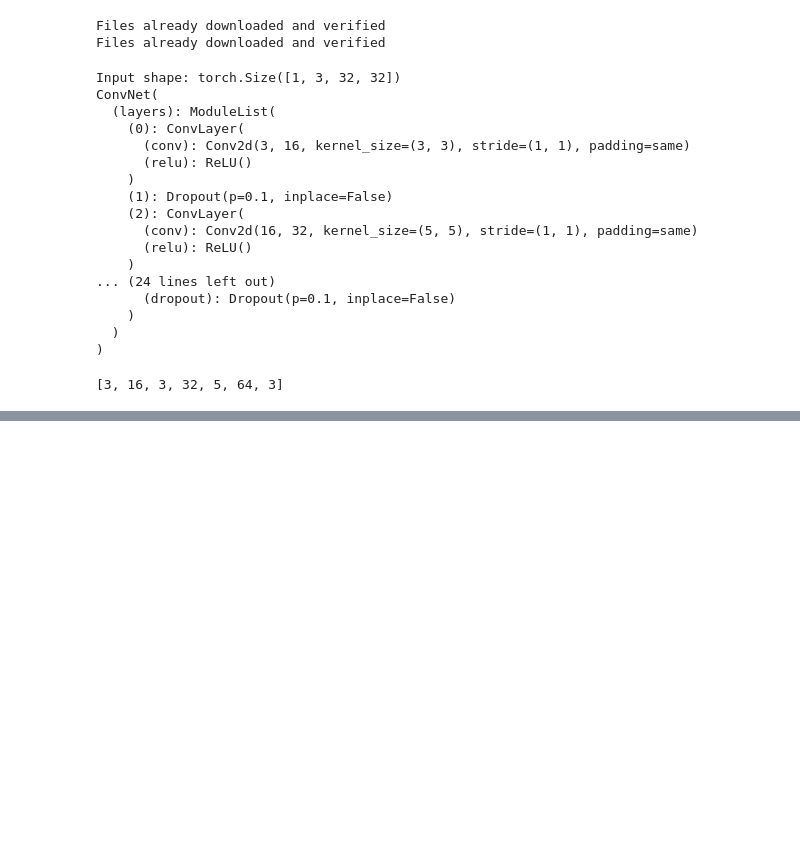
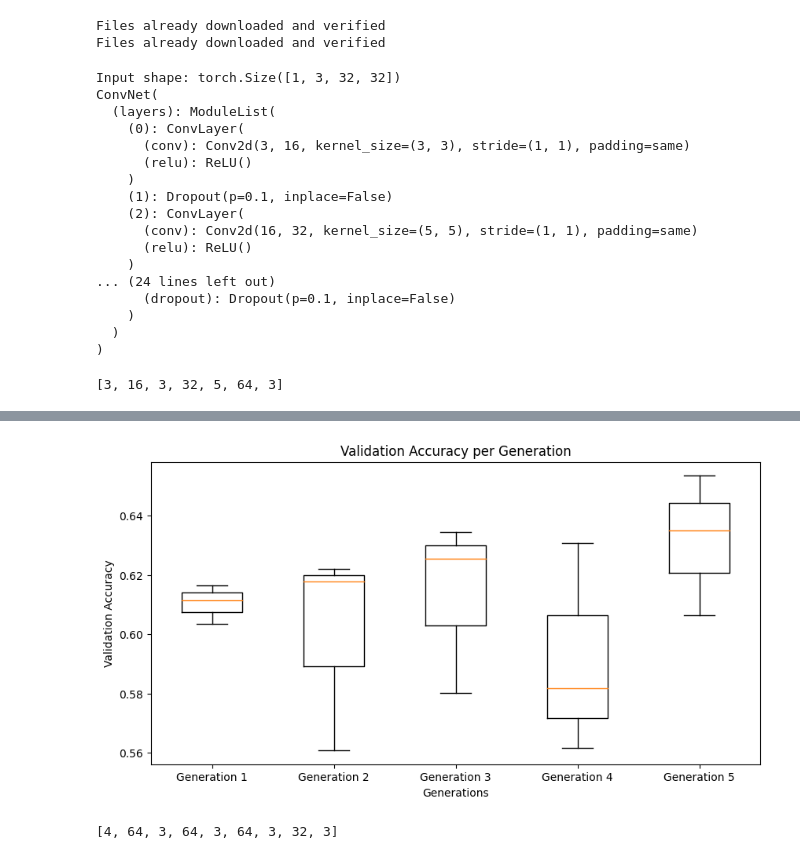
Before and after one commit to M4thinking/Genetic-Algorithms, a Jupyter notebook: project/eda-cifar-mnist.ipynb, the cells around one changed output, grey strips where cells are left out. Drawn from its saved outputs; the diff is of its cells as text; code cells hidden in the pictures; blank space fills up the shorter version.

```diff
--- a/project/eda-cifar-mnist.ipynb
+++ b/project/eda-cifar-mnist.ipynb
@@ -245,7 +263,7 @@ def train_epoch(model, train_loader, val_loader, criterion, optimizer, device):
     return train_loss, train_acc, val_loss, val_acc
 
 # Entrenar un modelo
-def train(model, train_data, val_data, epochs=100, batch_size=256, lr=0.001, device='cpu', folder='models'):
+def train(model, train_data, val_data, epochs=100, batch_size=256, lr=0.001, device='cpu', folder='models', verbose=False):
     # Definimos el optimizador
     optimizer = torch.optim.Adam(model.parameters(), lr=lr)
     # Definimos la función de costo
@@ -278,14 +296,15 @@ def train(model, train_data, val_data, epochs=100, batch_size=256, lr=0.001, dev
             epochs_without_improvement = 0
         else:
             epochs_without_improvement += 1
-        # Si no mejora el resultado durante 3 epochs, detenemos el entrenamiento
-        if epochs_without_improvement == 3:
+        # Si no mejora el resultado durante 5 epochs, detenemos el entrenamiento
+        if epochs_without_improvement == 5:
             print(f"Training stopped at epoch {epoch+1}")
             break
         # Imprimimos los resultados
-        print(f"Epoch {epoch+1}/{epochs}:")
-        print(f"Train loss: {train_loss:.4f} - Train acc: {train_acc:.4f}")
-        print(f"Val loss: {val_loss:.4f} - Val acc: {val_acc:.4f}")
+        if verbose:
+            print(f"Epoch {epoch+1}/{epochs}:")
+            print(f"Train loss: {train_loss:.4f} - Train acc: {train_acc:.4f}")
+            print(f"Val loss: {val_loss:.4f} - Val acc: {val_acc:.4f}")
     return train_losses, train_accuracies, val_losses, val_accuracies
 # %%
 # Entrenamos el modelo
@@ -602,18 +476,18 @@ array([1, 7, 3, 4, 2, 5, 0, 6], dtype=int64)
 # %%
 # Entrenar el modelo
-best_cromosome = genetic_algorithm(train_data,
+best_cromosome, generations, accs = genetic_algorithm(train_data,
                                     val_data,
                                     in_channels = 3,
                                     size = 32,
                                     classes = 10,
-                                    epochs = 2,
-                                    batch_size = 256,
+                                    epochs = 1,
+                                    batch_size = 20,
                                     lr=0.001,
                                     device='cuda',
                                     folder='models',
-                                    population_size=10,
-                                    generations=3,
-                                    depths=[2, 3, 4, 5, 6, 7, 8],
-                                    filters=[16, 32, 64, 128, 256],
+                                    population_size=3,
+                                    generations=5,
+                                    depths=[2, 3, 4],
+                                    filters=[16, 32, 64],
                                     kernel_sizes=[3])
 # %% [output]
@@ -640,0 +533,17 @@ best_cromosome
+# %%
+accs
+# Graficar len(generations) boxplots con los valores de accs
+
+fig, ax = plt.subplots(figsize=(10, 5))
+ax.boxplot(accs)
+ax.set_xticklabels([f"Generation {i+1}" for i in range(len(generations))])
+ax.set_ylabel("Validation Accuracy")
+ax.set_xlabel("Generations")
+ax.set_title("Validation Accuracy per Generation")
+plt.show()
+# %% [output]
+[figure, added]
+# %%
+best_cromosome
+# %% [output]
+[4, 64, 3, 64, 3, 64, 3, 32, 3]
```
Also changed, not shown: parts of 12 cells of this notebook, 1 other file.
